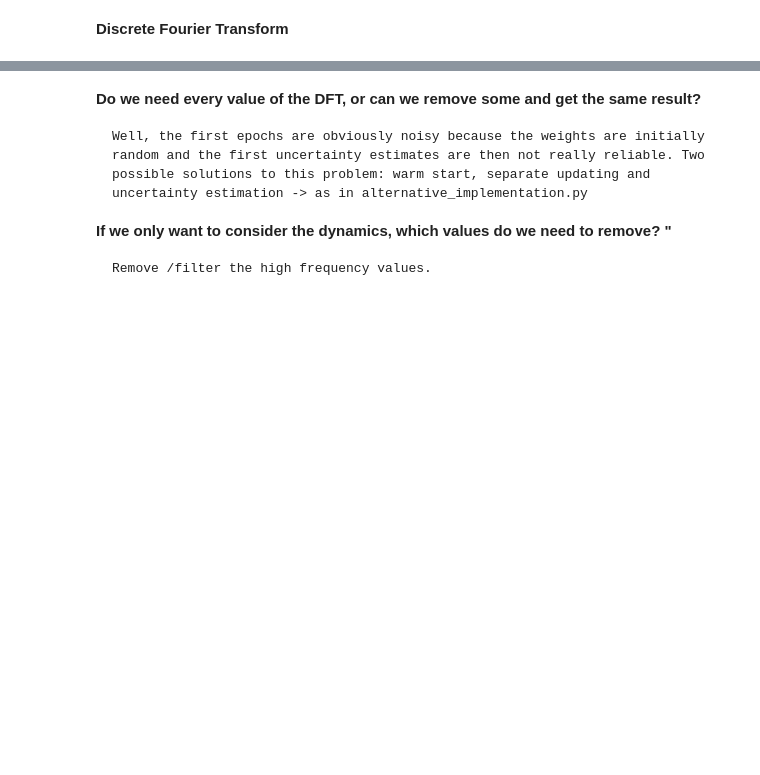
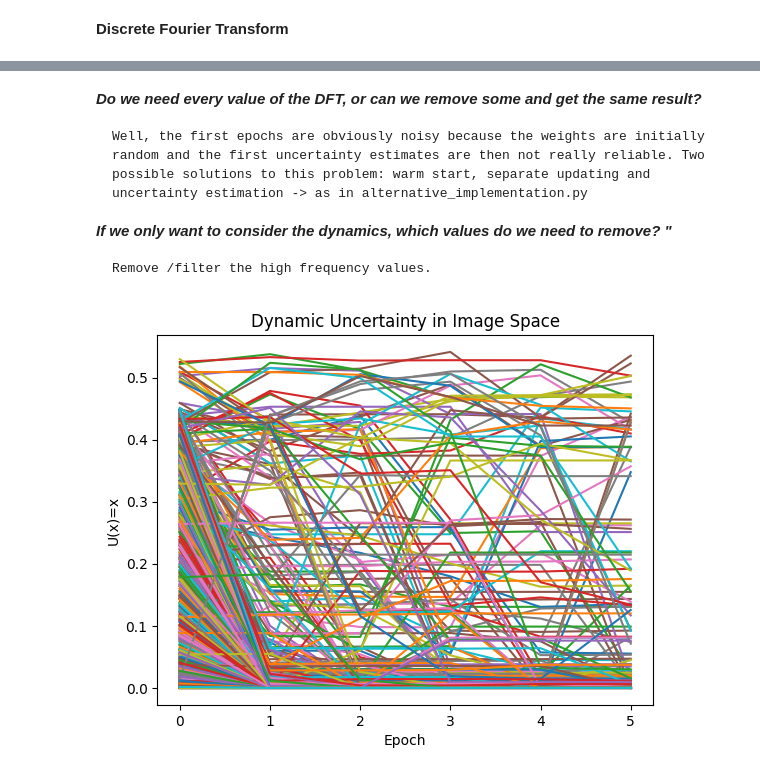
Before and after one commit to stach/mnist-pruning, a Jupyter notebook: src/train_mnist_prune.ipynb, the cells around one changed output, grey strips where cells are left out. Saved outputs shown, nothing was run; the diff lists cells and outputs as text; code cells hidden in the pictures; blank space fills up the shorter version.

```diff
--- a/src/train_mnist_prune.ipynb
+++ b/src/train_mnist_prune.ipynb
@@ -282,11 +277,18 @@ Mean Uncertainties [0.03618682 0.01550272 0.01241558 0.01107075 0.01003913 0.009
 # %% [markdown]
-**Do we need every value of the DFT, or can we remove some and get the same result?**
+***Do we need every value of the DFT, or can we remove some and get the same result?***
 
     Well, the first epochs are obviously noisy because the weights are initially random and the first uncertainty estimates are then not really reliable. Two possible solutions to this problem: warm start, separate updating and uncertainty estimation -> as in alternative_implementation.py
 
-**If we only want to consider the dynamics, which values do we need to remove? "**
+***If we only want to consider the dynamics, which values do we need to remove? "***
 
     Remove /filter the high frequency values.
+# %%
+plt.plot(uncertainty_EQ2[:2000,:].T)
+plt.title("Dynamic Uncertainty in Image Space")
+plt.xlabel("Epoch")
+plt.ylabel("U(x)=x");
+# %% [output]
+[figure, added]
 # %%
 uncertainty_fft = np.zeros(train_size) # Overall uncertainty according to specification
 uncertainty_fft = np.absolute(np.fft.fft(uncertainty_EQ2, axis=1))
```
Also changed, not shown: parts of 8 cells of this notebook, 3 other files.
